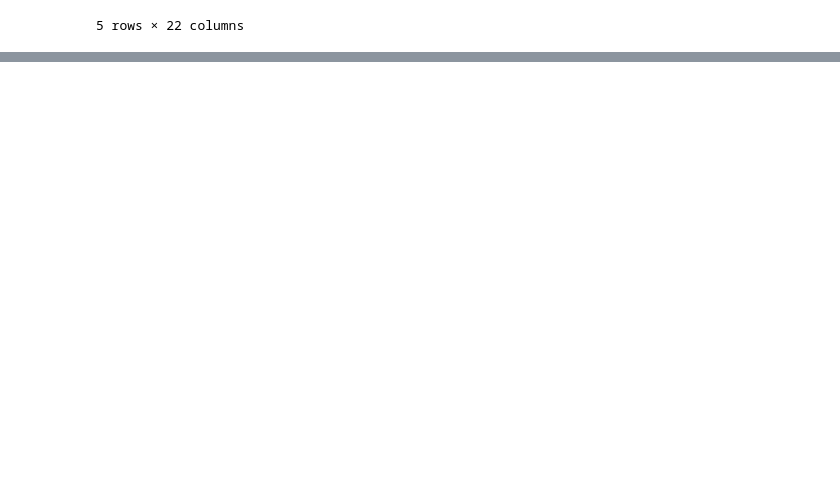
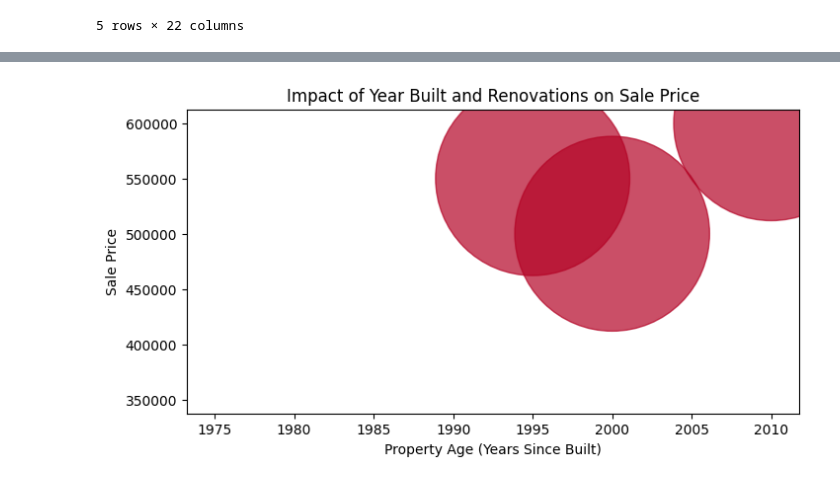
Before and after one commit to michelmalki/MichelMalki, a Jupyter notebook: house_sales.ipynb, the cells around one changed output, grey strips where cells are left out. Saved outputs shown, nothing was run; the diff lists cells and outputs as text; code cells hidden in the pictures; blank space fills up the shorter version.

```diff
--- a/house_sales.ipynb
+++ b/house_sales.ipynb
@@ -207,3 +208,14 @@ df = df[df['zipcode']<9801]
+# %%
+import matplotlib.pyplot as plt
+import pandas as pd
+plt.figure(figsize=(8, 4))
+plt.scatter(df['yr_built'], df['price'], s=df['yr_renovated'] * 10, c=df['renovated'], cmap='coolwarm', alpha=0.7)
+plt.xlabel('Property Age (Years Since Built)')
+plt.ylabel('Sale Price')
+plt.title('Impact of Year Built and Renovations on Sale Price')
+plt.show()
+# %% [output]
+[figure, added]
 # %%
 corrmat = df.corr()
 f, ax = plt.subplots(figsize=(8, 4))
```
Also changed, not shown: parts of 9 cells of this notebook.
